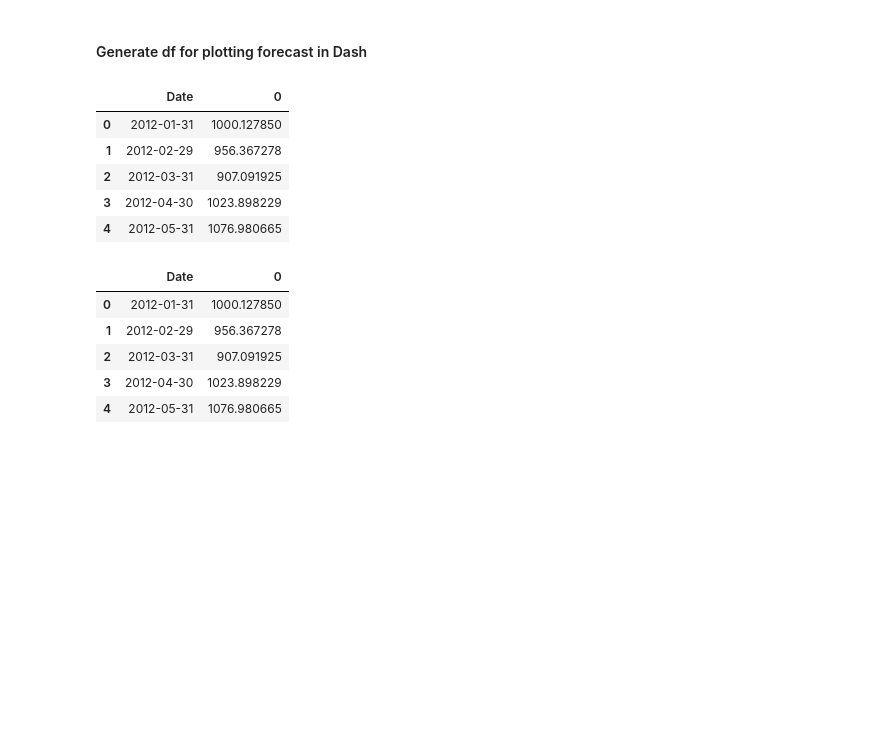
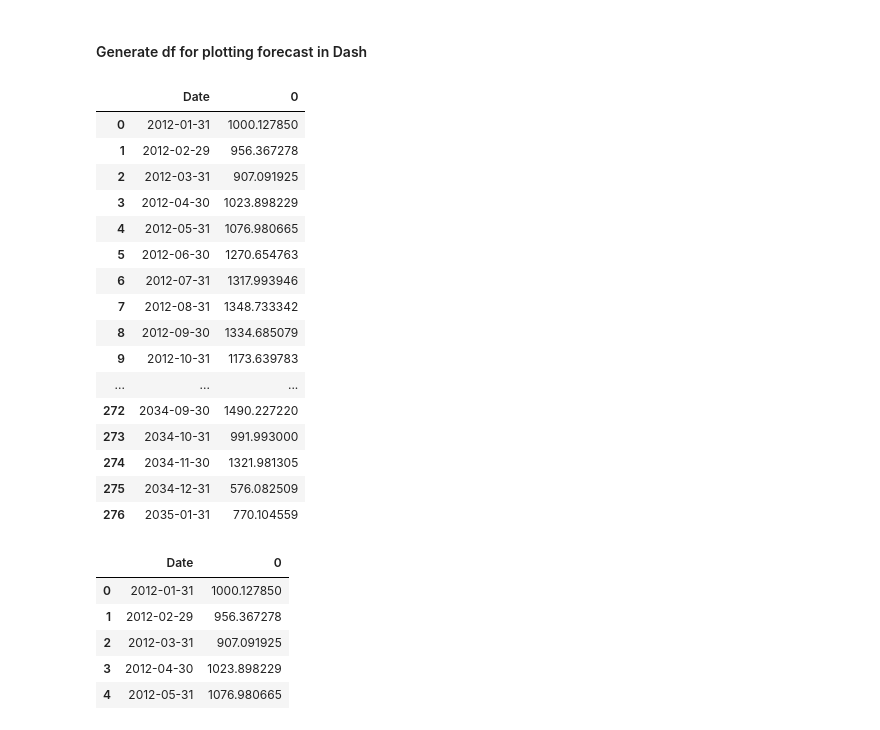
Before and after one commit to katiejohnsonsf/Forecasting-a-Carbon-Zero-City, a Jupyter notebook: Models.ipynb, the cells around one changed output. Saved outputs shown, nothing was run; the diff lists cells and outputs as text; code cells hidden in the pictures; blank space fills up the shorter version.

```diff
--- a/Models.ipynb
+++ b/Models.ipynb
@@ -69,8 +69,8 @@ plt.savefig('images/seas_decomp_diffed.png')
 #train_test_split
 # tr_start,tr_end = '2012-03-31','2018-05-31'
 # te_start,te_end = '2018-06-30','2020-01-31'
-train = diffed[0:74]
-test = diffed[75:]
+train = diffed[0:73]
+test = diffed[74:]
 # %% [markdown]
 <h4>Scope the AR (p) and MA (q) terms with ACF plot</h4>
 # %%
@@ -354,14 +355,25 @@ undiffed_preds_full.index = future_kwh_full.index
 undiffed_preds_full = undiffed_preds_full.reset_index()
 # %%
 undiffed_preds_full = undiffed_preds_full.rename(columns={'index': 'Date'})
-undiffed_preds_full.head()
+undiffed_preds_full
 # %% [output]
 |  | Date | 0 |
 | 0 | 2012-01-31 | 1000.127850 |
 | 1 | 2012-02-29 | 956.367278 |
 | 2 | 2012-03-31 | 907.091925 |
 | 3 | 2012-04-30 | 1023.898229 |
 | 4 | 2012-05-31 | 1076.980665 |
+| 5 | 2012-06-30 | 1270.654763 |
+| 6 | 2012-07-31 | 1317.993946 |
+| 7 | 2012-08-31 | 1348.733342 |
+| 8 | 2012-09-30 | 1334.685079 |
+| 9 | 2012-10-31 | 1173.639783 |
+| ... | ... | ... |
+| 272 | 2034-09-30 | 1490.227220 |
+| 273 | 2034-10-31 | 991.993000 |
+| 274 | 2034-11-30 | 1321.981305 |
+| 275 | 2034-12-31 | 576.082509 |
+| 276 | 2035-01-31 | 770.104559 |
 # %%
 undiffed_preds_full = undiffed_preds_full.rename(columns={'avg_khw': 'Avg kwh per capita'})
 undiffed_preds_full.head()
```
Also changed, not shown: parts of 5 cells of this notebook, 6 other files.
